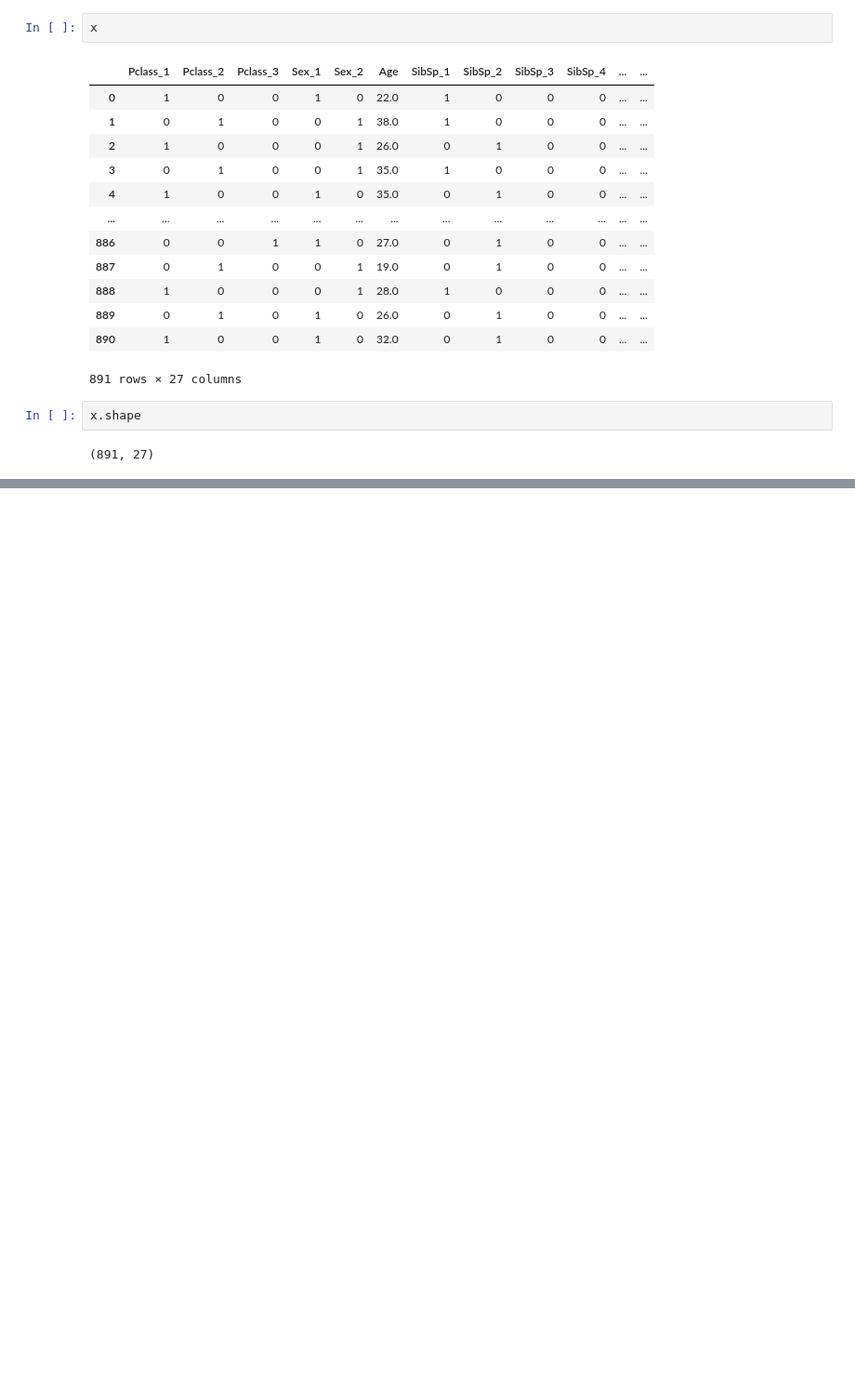
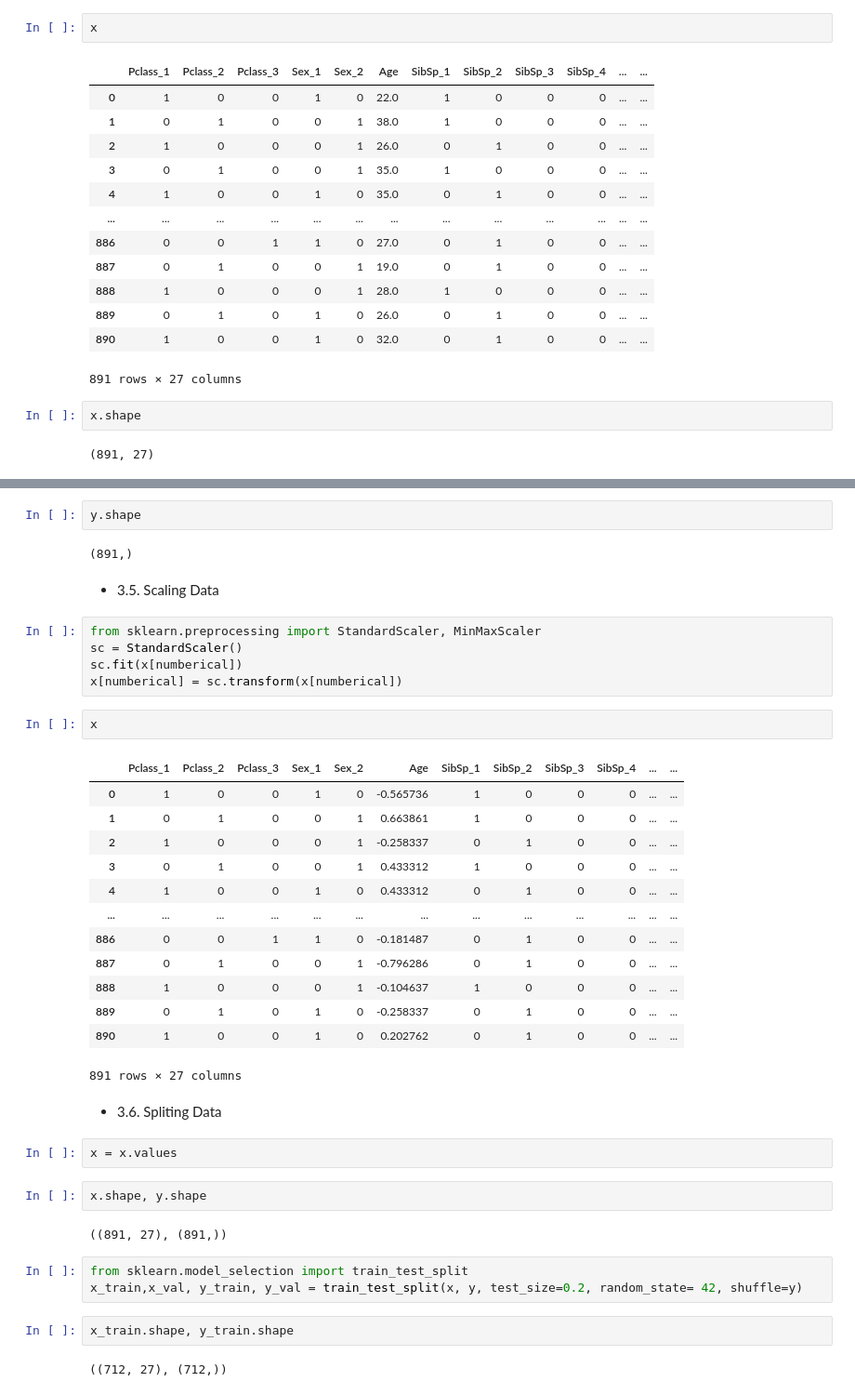
Before and after one commit to DoanDucThang0805/Starting-Data-Science, a Jupyter notebook: Titanic_project/titanic.ipynb, the cells around one changed output, grey strips where cells are left out. Shown at 93% size. Saved outputs shown, nothing was run; the diff lists cells and outputs as text; blank space fills up the shorter version.

```diff
--- a/Titanic_project/titanic.ipynb
+++ b/Titanic_project/titanic.ipynb
@@ -330,0 +360,42 @@ x.shape
+# %%
+y.shape
+# %% [output]
+(891,)
+# %% [markdown]
+* 3.5. Scaling Data
+# %%
+from sklearn.preprocessing import StandardScaler, MinMaxScaler
+sc = StandardScaler()
+sc.fit(x[numberical])
+x[numberical] = sc.transform(x[numberical])
+# %%
+x
+# %% [output]
+|  | Pclass_1 | Pclass_2 | Pclass_3 | Sex_1 | Sex_2 | Age | SibSp_1 | SibSp_2 | SibSp_3 | SibSp_4 | ... | ... |
+| 0 | 1 | 0 | 0 | 1 | 0 | -0.565736 | 1 | 0 | 0 | 0 | ... | ... |
+| 1 | 0 | 1 | 0 | 0 | 1 | 0.663861 | 1 | 0 | 0 | 0 | ... | ... |
+| 2 | 1 | 0 | 0 | 0 | 1 | -0.258337 | 0 | 1 | 0 | 0 | ... | ... |
+| 3 | 0 | 1 | 0 | 0 | 1 | 0.433312 | 1 | 0 | 0 | 0 | ... | ... |
+| 4 | 1 | 0 | 0 | 1 | 0 | 0.433312 | 0 | 1 | 0 | 0 | ... | ... |
+| ... | ... | ... | ... | ... | ... | ... | ... | ... | ... | ... | ... | ... |
+| 886 | 0 | 0 | 1 | 1 | 0 | -0.181487 | 0 | 1 | 0 | 0 | ... | ... |
+| 887 | 0 | 1 | 0 | 0 | 1 | -0.796286 | 0 | 1 | 0 | 0 | ... | ... |
+| 888 | 1 | 0 | 0 | 0 | 1 | -0.104637 | 1 | 0 | 0 | 0 | ... | ... |
+| 889 | 0 | 1 | 0 | 1 | 0 | -0.258337 | 0 | 1 | 0 | 0 | ... | ... |
+| 890 | 1 | 0 | 0 | 1 | 0 | 0.202762 | 0 | 1 | 0 | 0 | ... | ... |
+891 rows × 27 columns
+# %% [markdown]
+* 3.6. Spliting Data
+# %%
+x = x.values
+# %%
+x.shape, y.shape
+# %% [output]
+((891, 27), (891,))
+# %%
+from sklearn.model_selection import train_test_split
+x_train,x_val, y_train, y_val = train_test_split(x, y, test_size=0.2, random_state= 42, shuffle=y)
+# %%
+x_train.shape, y_train.shape
+# %% [output]
+((712, 27), (712,))
```
Also changed, not shown: parts of 16 cells of this notebook.
